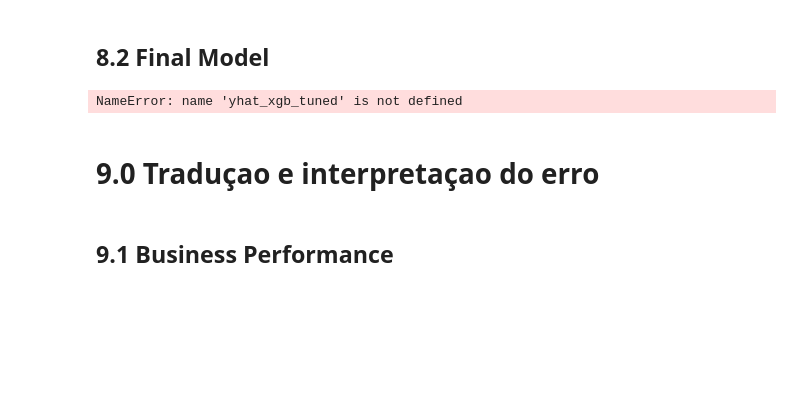
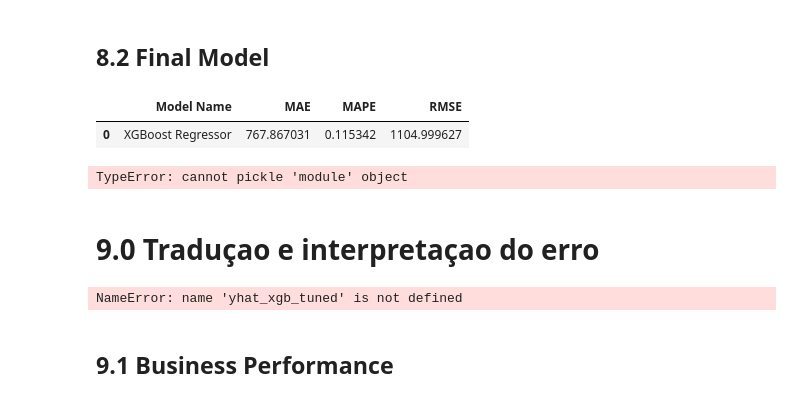
Before and after one commit to Edu-p/ds-project-model, a Jupyter notebook: notebooks/StoreSalesPrediction_md10_v01.ipynb, the cells around one changed output. Saved outputs shown, nothing was run; the diff lists cells and outputs as text; code cells hidden in the pictures; blank space fills up the shorter version.

Commit message:
using pickle for save model

```diff
--- a/notebooks/StoreSalesPrediction_md10_v01.ipynb
+++ b/notebooks/StoreSalesPrediction_md10_v01.ipynb
@@ -1492,29 +1490,34 @@ param_tuned = {
     'min_child_weight': 3
         }
 # %%
-# # model
-# model_xgb_tuned = xgb.XGBRegressor( objective='reg:squarederror',
-#                                     n_estimators=param_tuned['n_estimators'],
-#                                     eta=param_tuned['eta'],
-#                                     max_depth=param_tuned['max_depth'],
-#                                     subsample=param_tuned['subsample'],
-#                                     colsample_bytee=param_tuned['colsample_bytee'],
-#                                     min_child_weight=param_tuned['min_child_weight'] ).fit( x_train, y_train ) # pois o ml_error so ve a performance do modelo, mas n o treina
+# model
+model_xgb_tuned = xgb.XGBRegressor( objective='reg:squarederror',
+                                    n_estimators=param_tuned['n_estimators'],
+                                    eta=param_tuned['eta'],
+                                    max_depth=param_tuned['max_depth'],
+                                    subsample=param_tuned['subsample'],
+                                    colsample_bytree=param_tuned['colsample_bytree'],
+                                    min_child_weight=param_tuned['min_child_weight'] ).fit( x_train, y_train ) # pois o ml_error so ve a performance do modelo, mas n o treina
 
-# # prediction
-# yhat_xgb_tuned = model_xgb_tuned.predict( x_test ) # yhat é y estimativa, vem da estatistica isso
+# prediction
+yhat_xgb_tuned = model_xgb_tuned.predict( x_test ) # yhat é y estimativa, vem da estatistica isso
 
-# # performance
-# xgb_result_tuned = ml_error( 'XGBoost Regressor', np.expm1( y_test ), np.expm1( yhat_xgb_tuned ) )
-# xgb_result_tuned
+# performance
+xgb_result_tuned = ml_error( 'XGBoost Regressor', np.expm1( y_test ), np.expm1( yhat_xgb_tuned ) )
+xgb_result_tuned
+# %% [output]
+|  | Model Name | MAE | MAPE | RMSE |
+| 0 | XGBoost Regressor | 767.867031 | 0.115342 | 1104.999627 |
+# %%
+pickle.dump( x, open( 'C:/Users/PICHAU/Desktop/AnaliseDeDados/DsEmProd/parameters/model_rossmann.pkl', 'wb') )
+# %% [output]
+TypeError: cannot pickle 'module' object
 # %%
 #                         mae         mape        rmse
 # 0	XGBoost Regressor	664.974996	0.097529	957.774225
 # 1 dia pra sair esses resultados
 # %%
-mpe = mean_percentage_error( np.expm1( y_test ), np.expm1( yhat_xgb_tuned ) )
+# mpe = mean_percentage_error( np.expm1( y_test ), np.expm1( yhat_xgb_tuned ) )
-# %% [output]
-NameError: name 'yhat_xgb_tuned' is not defined
 # %% [markdown]
 # 9.0 Traduçao e interpretaçao do erro
 # %%
@@ -1523,6 +1526,8 @@ df9 = X_test[ cols_selected_boruta_full ]
 # rescale
 df9['sales'] = np.expm1( df9['sales'] )
 df9['predictions'] = np.expm1( yhat_xgb_tuned )
+# %% [output]
+NameError: name 'yhat_xgb_tuned' is not defined
 # %% [markdown]
 ## 9.1 Business Performance
 # %%
```
Also changed, not shown: parts of 11 cells of this notebook, 1 other file.
